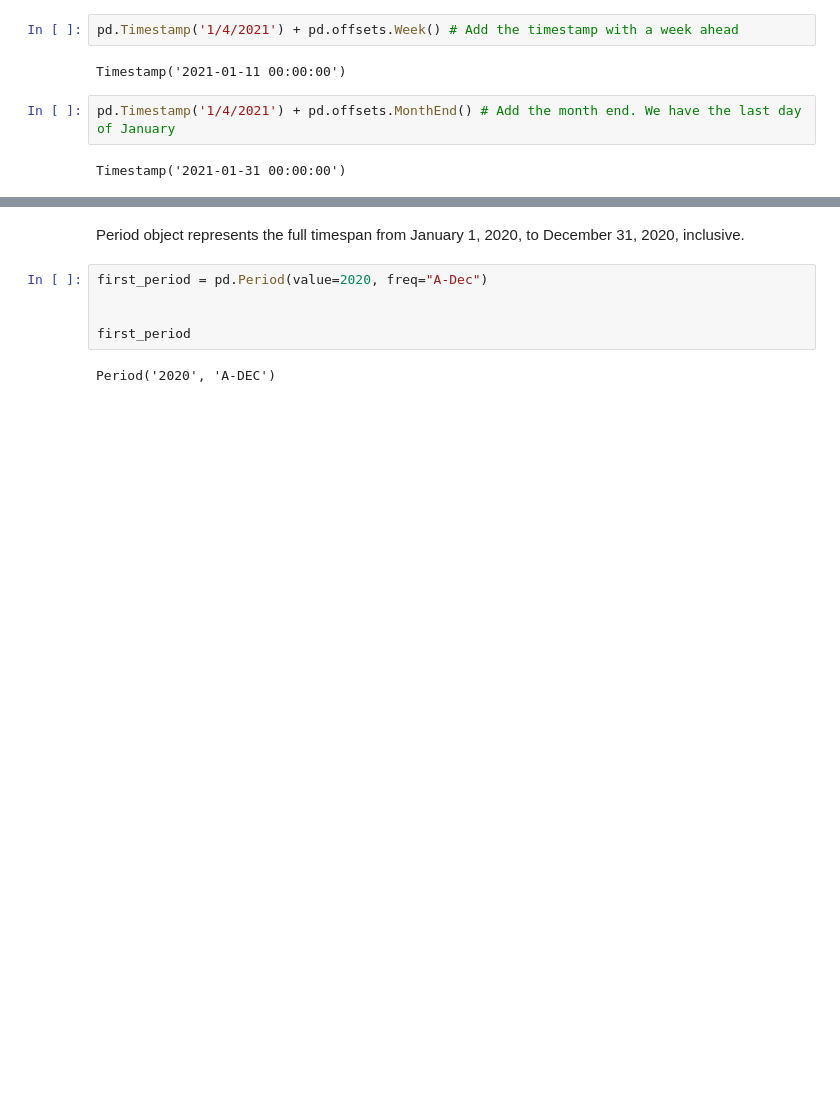
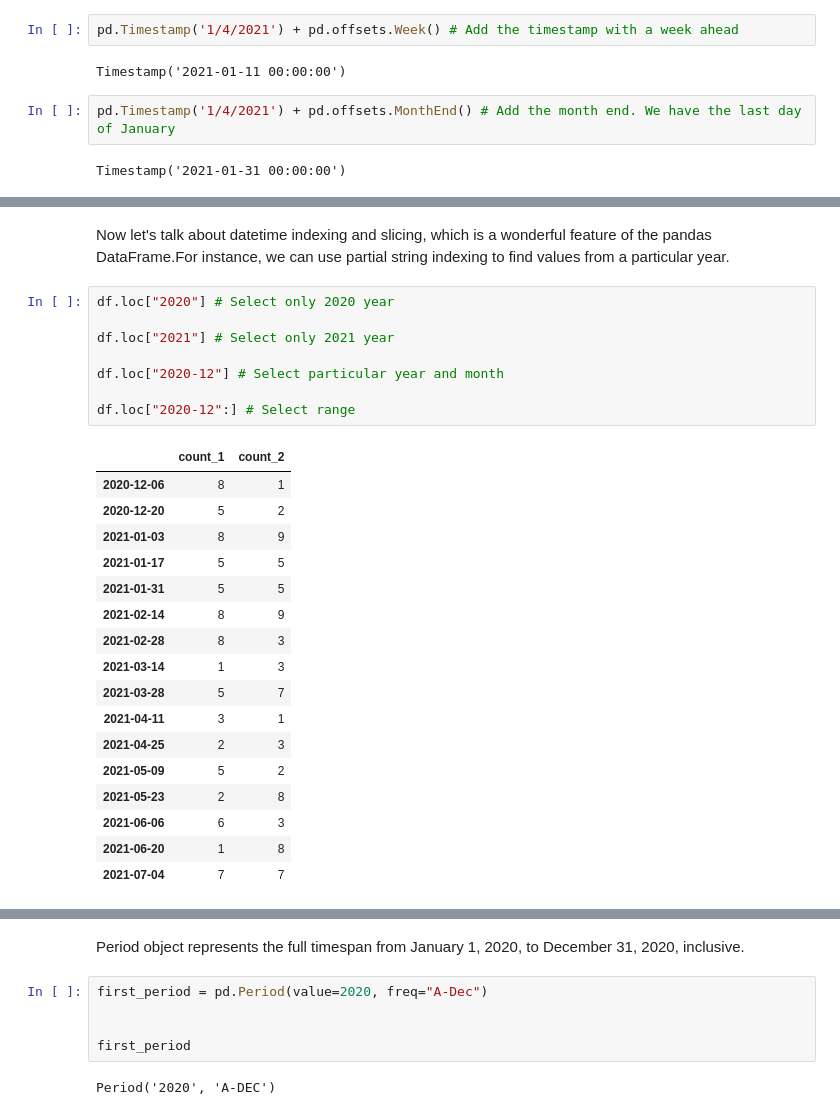
Before and after one commit to Okroshiashvili/Data_Analysis_Python, a Jupyter notebook: Lecture 8/Time_Series.ipynb, the cells around one changed output, grey strips where cells are left out. Drawn from its saved outputs; the diff is of its cells as text; blank space fills up the shorter version.

```diff
--- a/Lecture 8/Time_Series.ipynb
+++ b/Lecture 8/Time_Series.ipynb
@@ -449,0 +457,28 @@ Periods represent timespans, like days, months, quarters, or years. The Period c
+# %% [markdown]
+Now let's talk about datetime indexing and slicing, which is a wonderful feature of the pandas DataFrame.For instance, we can use partial string indexing to find values from a particular year.
+# %%
+df.loc["2020"] # Select only 2020 year
+
+df.loc["2021"] # Select only 2021 year
+
+df.loc["2020-12"] # Select particular year and month
+
+df.loc["2020-12":] # Select range
+# %% [output]
+|  | count_1 | count_2 |
+| 2020-12-06 | 8 | 1 |
+| 2020-12-20 | 5 | 2 |
+| 2021-01-03 | 8 | 9 |
+| 2021-01-17 | 5 | 5 |
+| 2021-01-31 | 5 | 5 |
+| 2021-02-14 | 8 | 9 |
+| 2021-02-28 | 8 | 3 |
+| 2021-03-14 | 1 | 3 |
+| 2021-03-28 | 5 | 7 |
+| 2021-04-11 | 3 | 1 |
+| 2021-04-25 | 2 | 3 |
+| 2021-05-09 | 5 | 2 |
+| 2021-05-23 | 2 | 8 |
+| 2021-06-06 | 6 | 3 |
+| 2021-06-20 | 1 | 8 |
+| 2021-07-04 | 7 | 7 |
```
Also changed, not shown: parts of 39 cells of this notebook.
